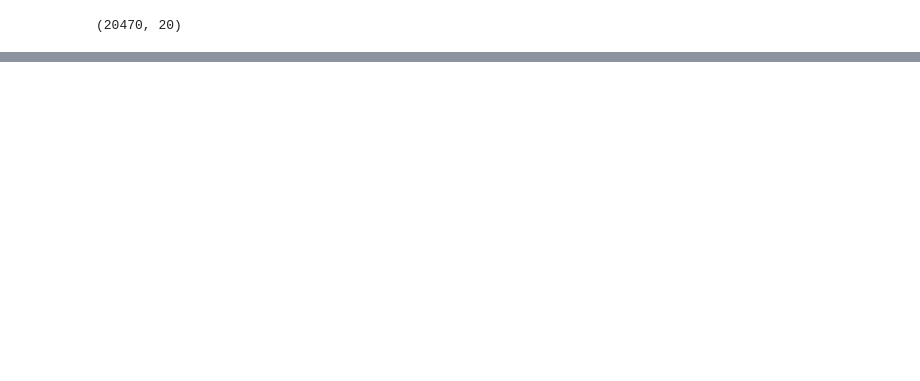
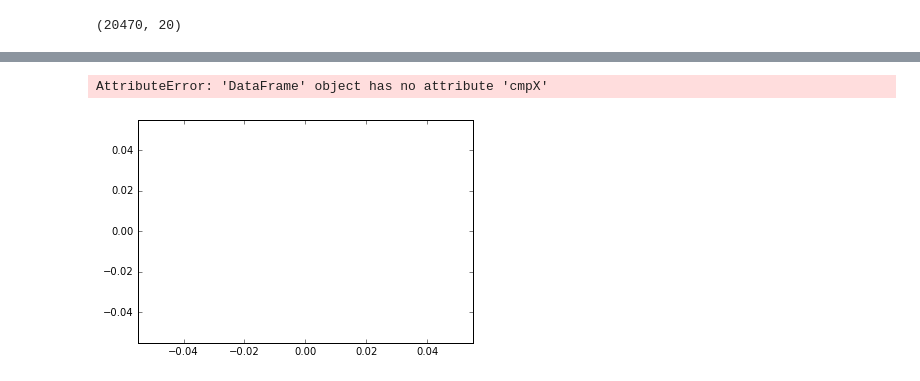
Before and after one commit to WillNetsky/beer_recommender, a Jupyter notebook: build-similarity-model.ipynb, the cells around one changed output, grey strips where cells are left out. Drawn from its saved outputs; the diff is of its cells as text; code cells hidden in the pictures; blank space fills up the shorter version.

```diff
--- a/build-similarity-model.ipynb
+++ b/build-similarity-model.ipynb
@@ -203,0 +215,3 @@ NameError: name 'stopwords' is not defined
+# %%
+vec_bow = dictionary.doc2bow(documents[0].lower().split())
+lsi_2[vec_bow]
@@ -203,0 +220,13 @@ NameError: name 'stopwords' is not defined
+# %%
+def get_two_topic_lsi(row):
+    doc= documents[row['index']]
+    vec_bow = dictionary.doc2bow(doc.lower().split())
+    res = lsi_2[vec_bow]
+    if len(res) == 0:
+        res = [(0,np.nan),(0,np.nan)]
+    row['cmpX'] = res[0][1]
+    row['cmpY'] = res[1][1]
+    return row
+# %%
+tqdm_pandas(tqdm())
+beers = beers.progress_apply(get_two_topic_lsi,axis=1)
@@ -203,0 +260,13 @@ NameError: name 'stopwords' is not defined
+# %%
+beers_sample = beers[beers.num_reviews >= 500]
+# %%
+groups = beers_sample.groupby('beer_style')
+
+# Plot
+fig, ax = plt.subplots()
+ax.margins(0.05) # Optional, just adds 5% padding to the autoscaling
+for name, group in groups:
+    ax.plot(group.cmpX, group.cmpY, marker='o', linestyle='', ms=12, label=name)
+# %% [output]
+AttributeError: 'DataFrame' object has no attribute 'cmpX'
+[figure, added]
```
Also changed, not shown: parts of 28 cells of this notebook.
